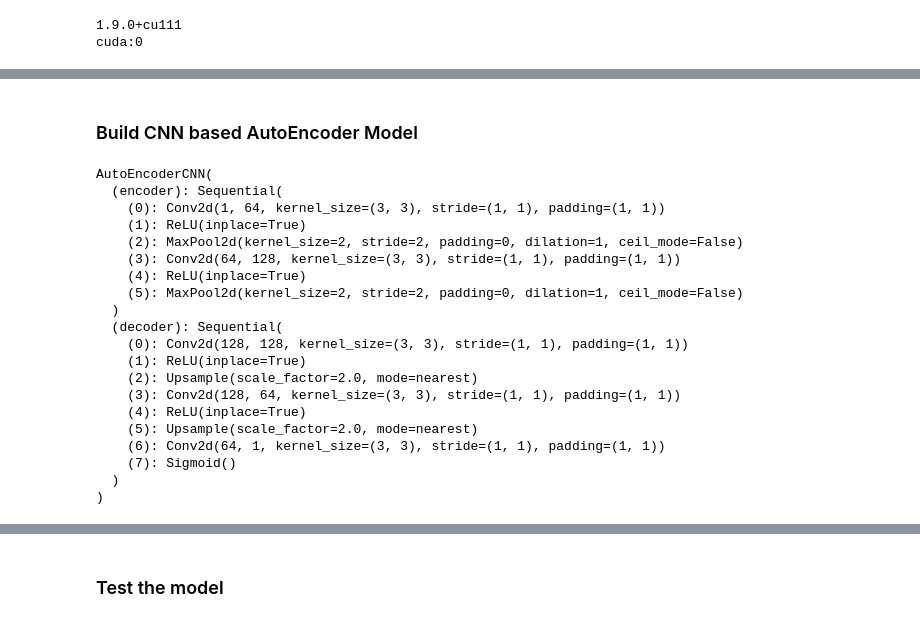
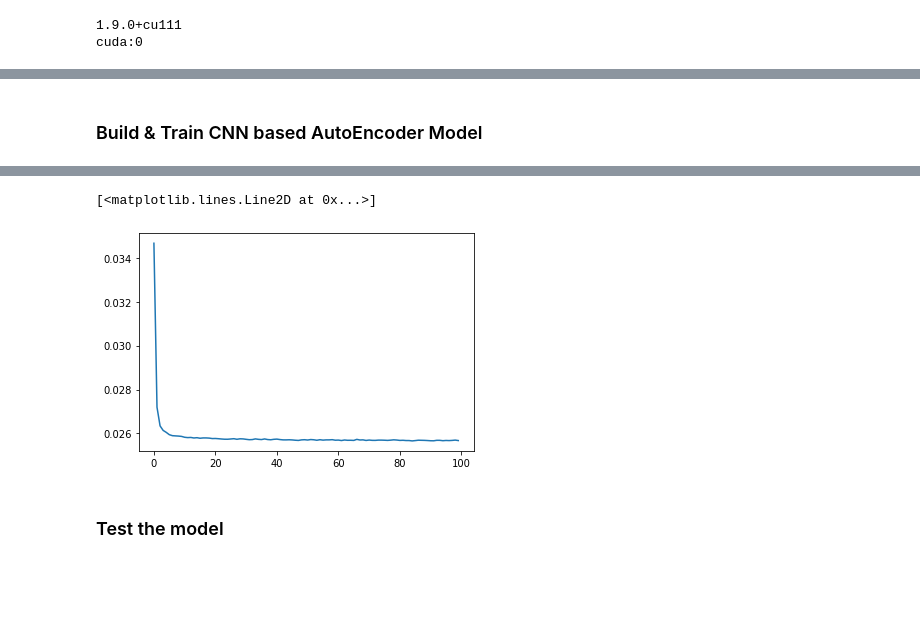
Before and after one commit to relaxxpls/medical-image-denoising, a Jupyter notebook: mias.ipynb, the cells around one changed output, grey strips where cells are left out. Drawn from its saved outputs; the diff is of its cells as text; code cells hidden in the pictures; blank space fills up the shorter version.

```diff
--- a/mias.ipynb
+++ b/mias.ipynb
@@ -95,66 +88,2 @@ for i, ax in enumerate(axes.flat):
 # %% [markdown]
-### Build CNN based AutoEncoder Model
+### Build & Train CNN based AutoEncoder Model
-# %%
-class PrintShape(nn.Module):
-    def __init__(self, key=None):
-        super().__init__()
-
-        self.key = key
-
-    def forward(self, x):
-        print(self.key, x.shape)
-
-        return x
-
-
-class AutoEncoderCNN(nn.Module):
-    def __init__(self, channels=1):
-        super().__init__()
-
-        self.encoder = nn.Sequential(
-            nn.Conv2d(channels, 64, kernel_size=3, padding=1),
-            nn.ReLU(inplace=True),
-            nn.MaxPool2d(kernel_size=2),
-            nn.Conv2d(64, 128, kernel_size=3, padding=1),
-            nn.ReLU(inplace=True),
-            nn.MaxPool2d(kernel_size=2),
-        )
-
-        self.decoder = nn.Sequential(
-            nn.Conv2d(128, 128, kernel_size=3, padding=1),
-            nn.ReLU(inplace=True),
-            nn.Upsample(scale_factor=2),
-            nn.Conv2d(128, 64, kernel_size=3, padding=1),
-            nn.ReLU(inplace=True),
-            nn.Upsample(scale_factor=2),
-            nn.Conv2d(64, 1, kernel_size=3, padding=1),
-            nn.Sigmoid(),
-        )
-
-    def forward(self, x):
-        # ? shape of x: (BATCH_SIZE, channels, FEATURE_SHAPE, FEATURE_SHAPE)
-        x = self.encoder(x)
-        x = self.decoder(x)
-
-        return x
-# %% [output]
-AutoEncoderCNN(
-  (encoder): Sequential(
-    (0): Conv2d(1, 64, kernel_size=(3, 3), stride=(1, 1), padding=(1, 1))
-    (1): ReLU(inplace=True)
-    (2): MaxPool2d(kernel_size=2, stride=2, padding=0, dilation=1, ceil_mode=False)
-    (3): Conv2d(64, 128, kernel_size=(3, 3), stride=(1, 1), padding=(1, 1))
-    (4): ReLU(inplace=True)
-    (5): MaxPool2d(kernel_size=2, stride=2, padding=0, dilation=1, ceil_mode=False)
-  )
-  (decoder): Sequential(
-    (0): Conv2d(128, 128, kernel_size=(3, 3), stride=(1, 1), padding=(1, 1))
-    (1): ReLU(inplace=True)
-    (2): Upsample(scale_factor=2.0, mode=nearest)
-    (3): Conv2d(128, 64, kernel_size=(3, 3), stride=(1, 1), padding=(1, 1))
-    (4): ReLU(inplace=True)
-    (5): Upsample(scale_factor=2.0, mode=nearest)
-    (6): Conv2d(64, 1, kernel_size=(3, 3), stride=(1, 1), padding=(1, 1))
-    (7): Sigmoid()
-  )
-)
@@ -218,6 +102,8 @@ train_losses = train(
     criterion=criterion,
     epochs=100,
     device=device,
+    save_dir=MIAS_MODEL_DIR,
 )
+
 plt.plot(train_losses)
 # %% [output]
@@ -241,2 +129,4 @@ Epoch: 100      [200/289 (69%)] Loss: 0.262567
+[<matplotlib.lines.Line2D at 0x...>]
+[figure, added]
 # %% [markdown]
 ### Test the model
```
Also changed, not shown: parts of 17 cells of this notebook, 2 other files.
